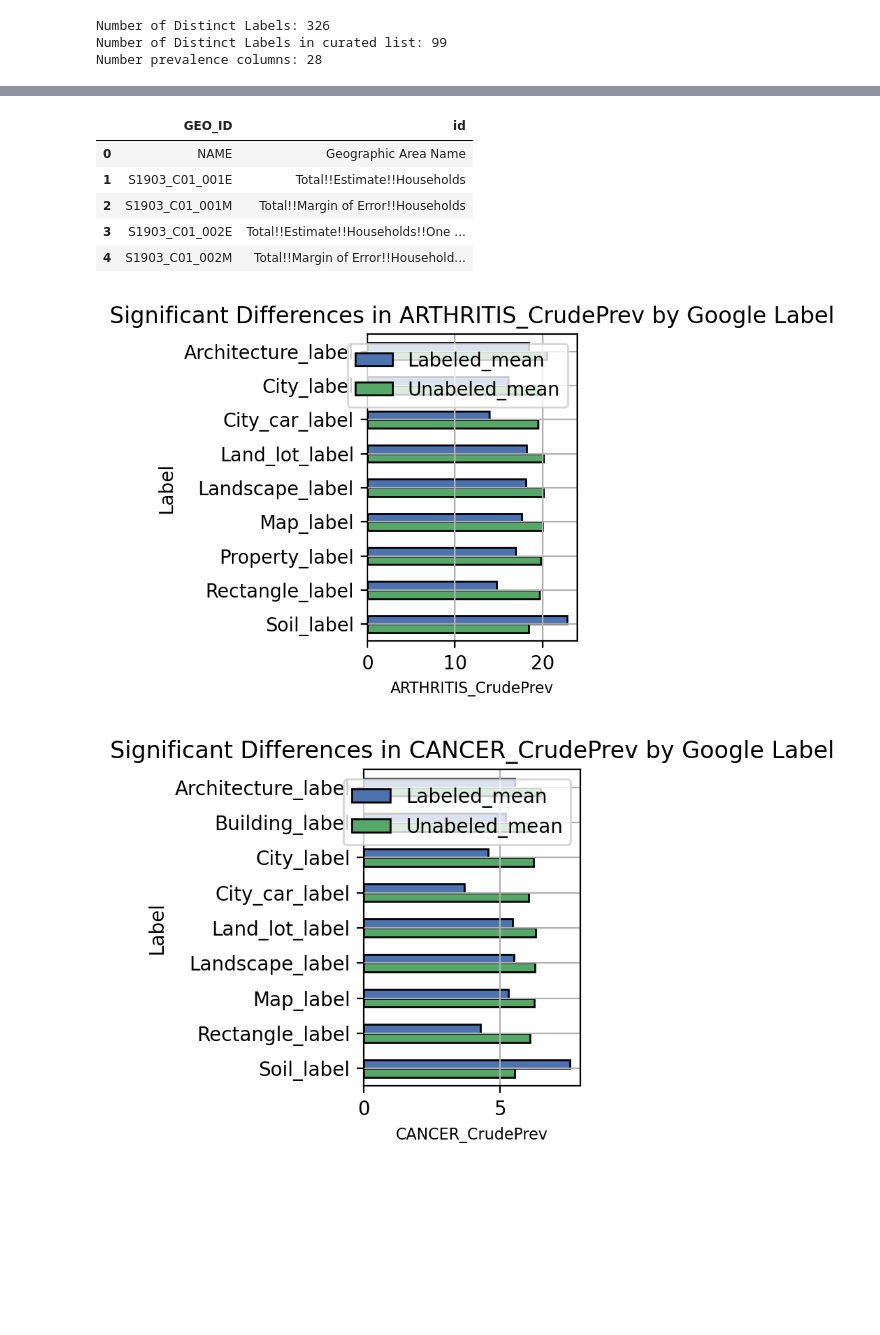
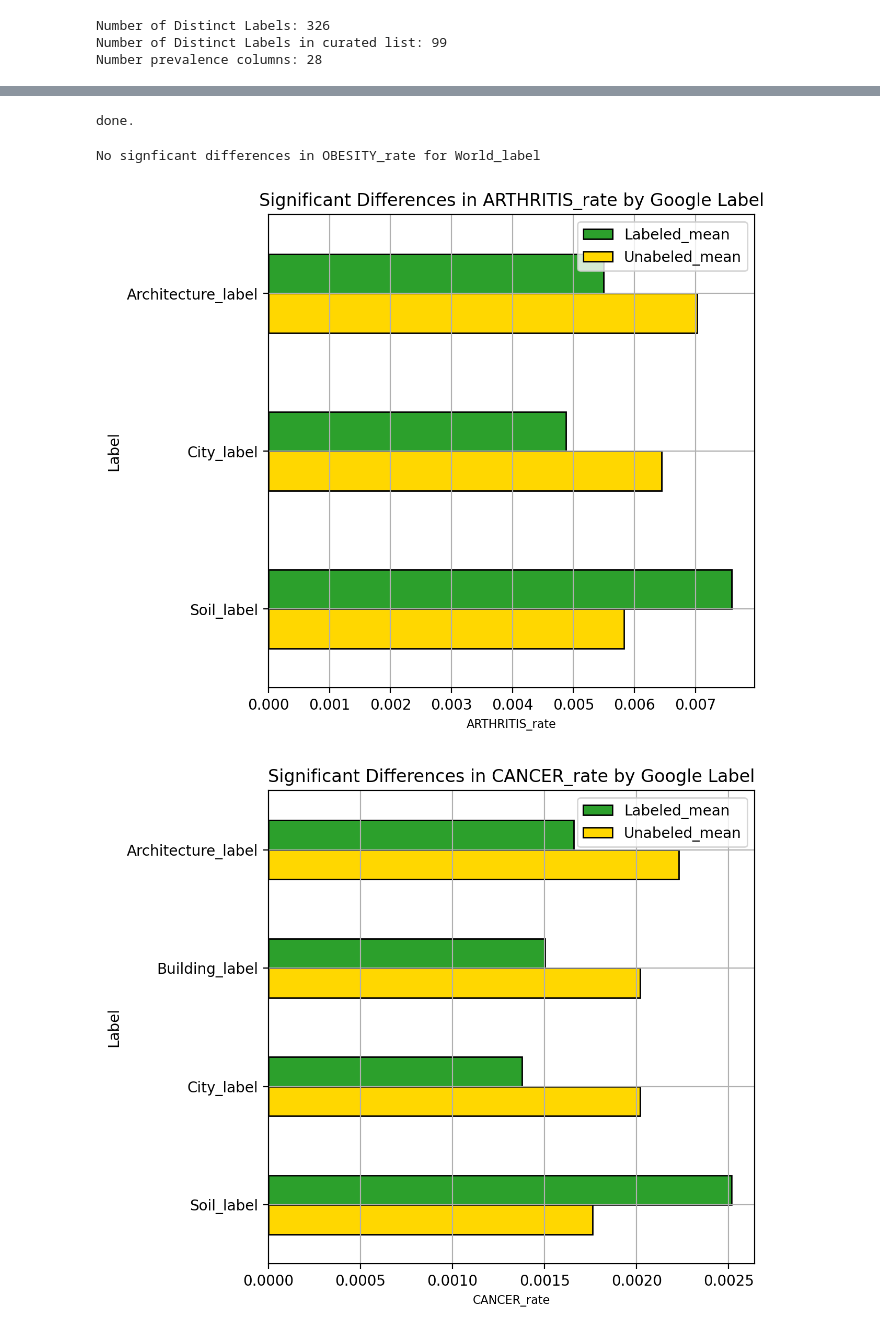
Before and after one commit to CooperStansbury/READMISSIONS, a Jupyter notebook: Washtenaw_case_study/notebooks/500_cities_analysis.ipynb, the cells around one changed output, grey strips where cells are left out. Drawn from its saved outputs; the diff is of its cells as text; code cells hidden in the pictures; blank space fills up the shorter version.

```diff
--- a/Washtenaw_case_study/notebooks/500_cities_analysis.ipynb
+++ b/Washtenaw_case_study/notebooks/500_cities_analysis.ipynb
@@ -111,62 +124,83 @@ Need to balance crude prevalance by the population
-# %%
-INCOME_COLUMNS = pd.read_csv("../cleaned_data/income_column_map.csv")
-INCOME_COLUMNS.head()
-# %% [output]
-|  | GEO_ID | id |
-| 0 | NAME | Geographic Area Name |
-| 1 | S1903_C01_001E | Total!!Estimate!!Households |
-| 2 | S1903_C01_001M | Total!!Margin of Error!!Households |
-| 3 | S1903_C01_002E | Total!!Estimate!!Households!!One ... |
-| 4 | S1903_C01_002M | Total!!Margin of Error!!Household... |
+# %%
+"""
+Need to balance crude prevalance by the population
+
+DP05_0001E is the column
+"""
+POP_COLUMNS = pd.read_csv("../cleaned_data/population_column_map.csv")
+TOTAL_POP_COL = 'DP05_0001E'
+
+NORMED_PREVALANCE_COLS = []
+
+for col in PREVALENCE:
+    condition = col.split("_")[0]
+    new_col_name = f"{condition}_rate"
+    NORMED_PREVALANCE_COLS.append(new_col_name)
+    data_df[new_col_name] = data_df[col] / data_df[TOTAL_POP_COL]
+
+print("done.")
+# %% [output]
+done.
 # %%
 """
 Let's do tttest for each label
 """
 
-tmp = data_df.copy()
+MIN_LABEL_THRESHOLD = int(len(data_df) / 10)
+NAN_POLICY = 'omit'
+CONDITIONS = ['ARTHRITIS_rate', 'CANCER_rate', 'CSMOKING_rate',
+              'DIABETES_rate', 'KIDNEY_rate', 'OBESITY_rate']
 
-NAN_POLICY = 'omit'
 
-for prev in ['ARTHRITIS_CrudePrev', 'CANCER_CrudePrev', 'OBESITY_CrudePrev']:
+for prev in CONDITIONS:
+    TITLE = f'Significant Differences in {prev} by Google Label'
     TARGET_COL = prev
     new_rows = []
     for col in MANUAL_LABELS:
 
-        labeled = tmp[tmp[col] == 1]
-        unlabeled = tmp[tmp[col] == 0]
+        labeled = data_df[data_df[col] == 1]
+        unlabeled = data_df[data_df[col] == 0]
+
+        # skip ttests where label is not on 10% of the images
+        if len(labeled) < MIN_LABEL_THRESHOLD:
+            continue
 
         T, pval = scipy.stats.ttest_ind(labeled[TARGET_COL],
                             unlabeled[TARGET_COL],
                             nan_policy=NAN_POLICY)
 
         row = {
             'Label':col,
             'N_labeled':len(labeled),
             'N_unlabeled':len(unlabeled),
             'Labeled_mean':labeled[TARGET_COL].mean(),
             'Unabeled_mean':unlabeled[TARGET_COL].mean(),
             'T-Obs':T,
             'p-Value':pval,
             'Bonferroni_Alpha': 1 - (1 - 0.05)**0.5
         }
 
         new_rows.append(row)
 
     res = pd.DataFrame(new_rows)
     res['Reject'] = np.where(res['p-Value'] <= res['Bonferroni_Alpha'], 'True', 'False' )
-
-
-    TITLE = f'Significant Differences in {TARGET_COL} by Google Label'
+    # print(res.head())
 
     sigs = res[res['Reject'] == 'True']
+
+    if len(sigs) == 0:
+        print(f"No signficant differences in {TARGET_COL} for {col}")
+        continue
+
     sigs.set_index('Label', inplace=True)
     sigs = sigs[['Labeled_mean', 'Unabeled_mean']]
-    sigs.plot(kind='barh', edgecolor='black', figsize=(2, 3), title=TITLE)
+    sigs.plot(kind='barh', edgecolor='black', figsize=(6, 6), title=TITLE, color=['tab:green', 'gold'])
     plt.grid()
     plt.xlabel(f'{TARGET_COL}', fontsize=8)
     plt.gca().invert_yaxis()
-    save_filepath = f"../figures/{TITLE}.png"
-    plt.savefig(save_filepath,  bbox_inches = 'tight')
+    # save_filepath = f"../figures/{TITLE}.png"
+    # plt.savefig(save_filepath,  bbox_inches = 'tight')
 # %% [output]
+No signficant differences in OBESITY_rate for World_label
-[figure, old version]
+[figure, new version]
-[figure, old version]
+[figure, new version]
```
Also changed, not shown: parts of 14 cells of this notebook, 1 other file.
